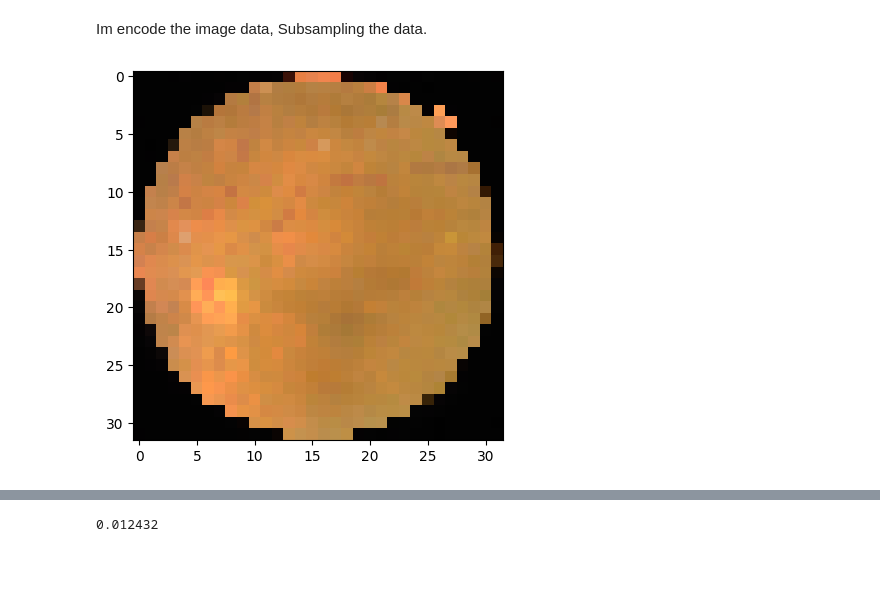
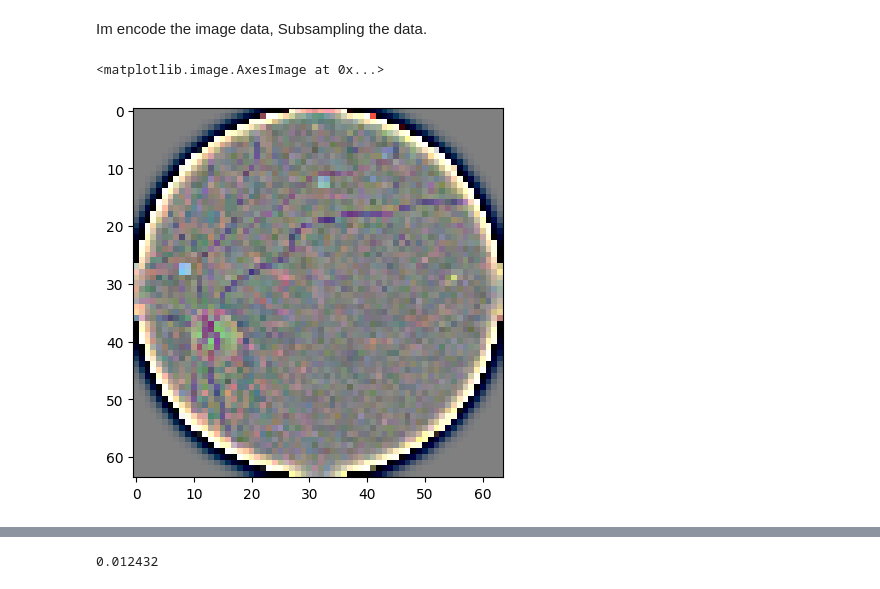
Before and after one commit to ris3abh/rfmd, a Jupyter notebook: code/preprocessing_windows.ipynb, the cells around one changed output, grey strips where cells are left out. Drawn from its saved outputs; the diff is of its cells as text; code cells hidden in the pictures; blank space fills up the shorter version.

Commit message:
gaussian blur and circle crop preprocesing

```diff
--- a/code/preprocessing_windows.ipynb
+++ b/code/preprocessing_windows.ipynb
@@ -110,25 +110,74 @@ Subsampling the data.
 # %%
 ## opening an image and converting it to numpy array
 import cv2
 import matplotlib.pyplot as plt
+# img = cv2.imread('../data/Training_Set/Training/103.png')
+# img1 = img
+# img = cv2.cvtColor(img, cv2.COLOR_BGR2RGB)
+# ## cropping the sides of the image
+# img = img[5:img.shape[0]-5, 360:img.shape[1]-360]
+# ## normalizing the image
+# img = cv2.normalize(img, None, alpha=0, beta=1, norm_type=cv2.NORM_MINMAX, dtype=cv2.CV_32F)
+# ## pyrdown the image
+# img = cv2.pyrDown(img)
+# ## resizing the image to 224x224x3
+# img = cv2.resize(img, (224, 224))
+# img = cv2.addWeighted(img,4, cv2.GaussianBlur(img , (0,0) , 30) ,-4 ,128)
+# ##converting it into 1d array
+# ## converting the image to grayscale
+# # img = cv2.cvtColor(img, cv2.COLOR_RGB2GRAY)
+# plt.imshow(img)
+# plt.show()
+
+def crop_image_from_gray(img,tol=7):
+    if img.ndim ==2:
+        mask = img>tol
+        return img[np.ix_(mask.any(1),mask.any(0))]
+    elif img.ndim==3:
+        gray_img = cv2.cvtColor(img, cv2.COLOR_RGB2GRAY)
+        mask = gray_img>tol
+
+        check_shape = img[:,:,0][np.ix_(mask.any(1),mask.any(0))].shape[0]
+        if (check_shape == 0): # image is too dark so that we crop out everything,
+            return img # return original image
+        else:
+            img1=img[:,:,0][np.ix_(mask.any(1),mask.any(0))]
+            img2=img[:,:,1][np.ix_(mask.any(1),mask.any(0))]
+            img3=img[:,:,2][np.ix_(mask.any(1),mask.any(0))]
+    #         print(img1.shape,img2.shape,img3.shape)
+            img = np.stack([img1,img2,img3],axis=-1)
+    #         print(img.shape)
+        return img
+
+
+def circle_crop(img):
+    """
+    Create circular crop around image centre
+    """
+    img = crop_image_from_gray(img)
+    img = cv2.cvtColor(img, cv2.COLOR_BGR2RGB)
+
+    height, width, depth = img.shape
+
+    x = int(width/2)
+    y = int(height/2)
+    r = np.amin((x,y))
+
+    circle_img = np.zeros((height, width), np.uint8)
+    cv2.circle(circle_img, (x,y), int(r), 1, thickness=-1)
+    img = cv2.bitwise_and(img, img, mask=circle_img)
+    img = crop_image_from_gray(img)
+    img=cv2.addWeighted(img,4, cv2.GaussianBlur( img , (0,0) , 30) ,-4 ,128)
+    return img
+
 img = cv2.imread('../data/Training_Set/Training/103.png')
-img1 = img
-img = cv2.cvtColor(img, cv2.COLOR_BGR2RGB)
-## cropping the sides of the image
-img = img[5:img.shape[0]-5, 360:img.shape[1]-360]
-## normalizing the image
-img = cv2.normalize(img, None, alpha=0, beta=1, norm_type=cv2.NORM_MINMAX, dtype=cv2.CV_32F)
-## pyrdown the image
-img = cv2.pyrDown(img)
-## resizing the image to 224x224x3
-img = cv2.resize(img, (32, 32))
-##converting it into 1d array
-## converting the image to grayscale
-# img = cv2.cvtColor(img, cv2.COLOR_RGB2GRAY)
+img = circle_crop(img)
+img = crop_image_from_gray(img)
+img = cv2.resize(img, (64, 64))
 plt.imshow(img)
-plt.show()
 # %% [output]
+<matplotlib.image.AxesImage at 0x...>
-[figure, old version]
+[figure, new version]
 # %%
 img
 print(img.shape)
```
Also changed, not shown: parts of 4 cells of this notebook.
